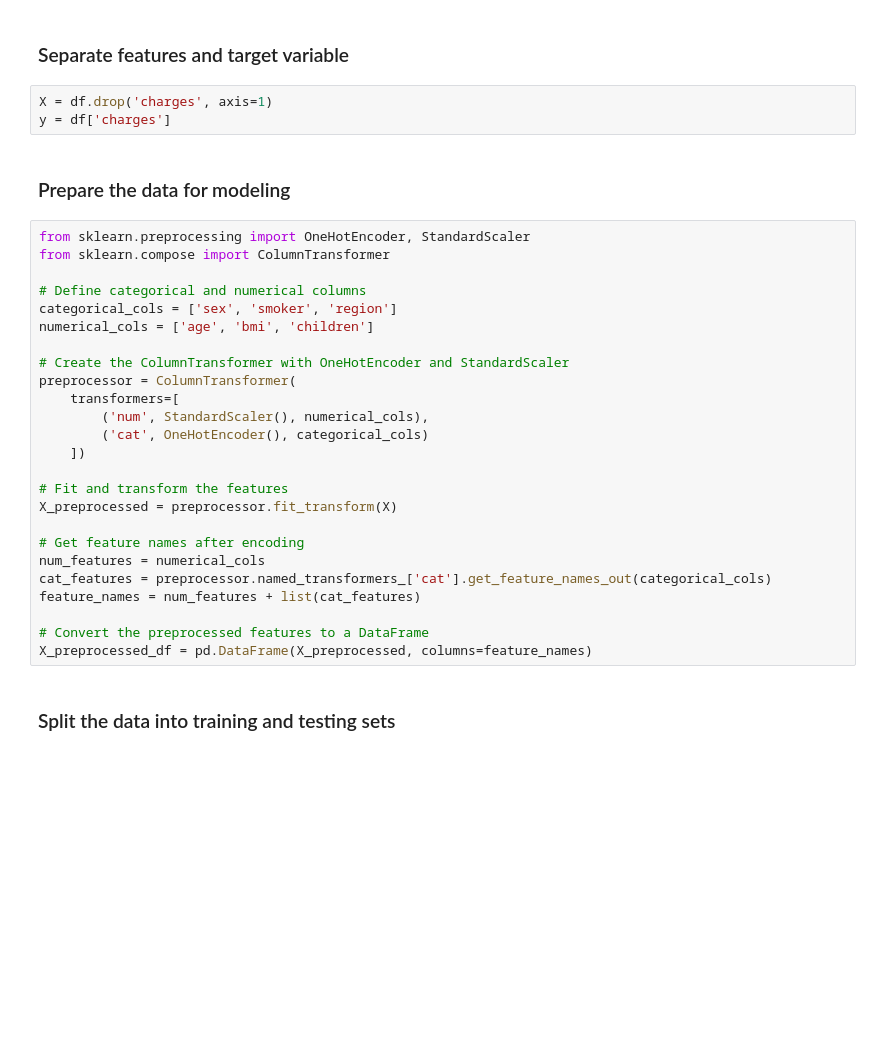
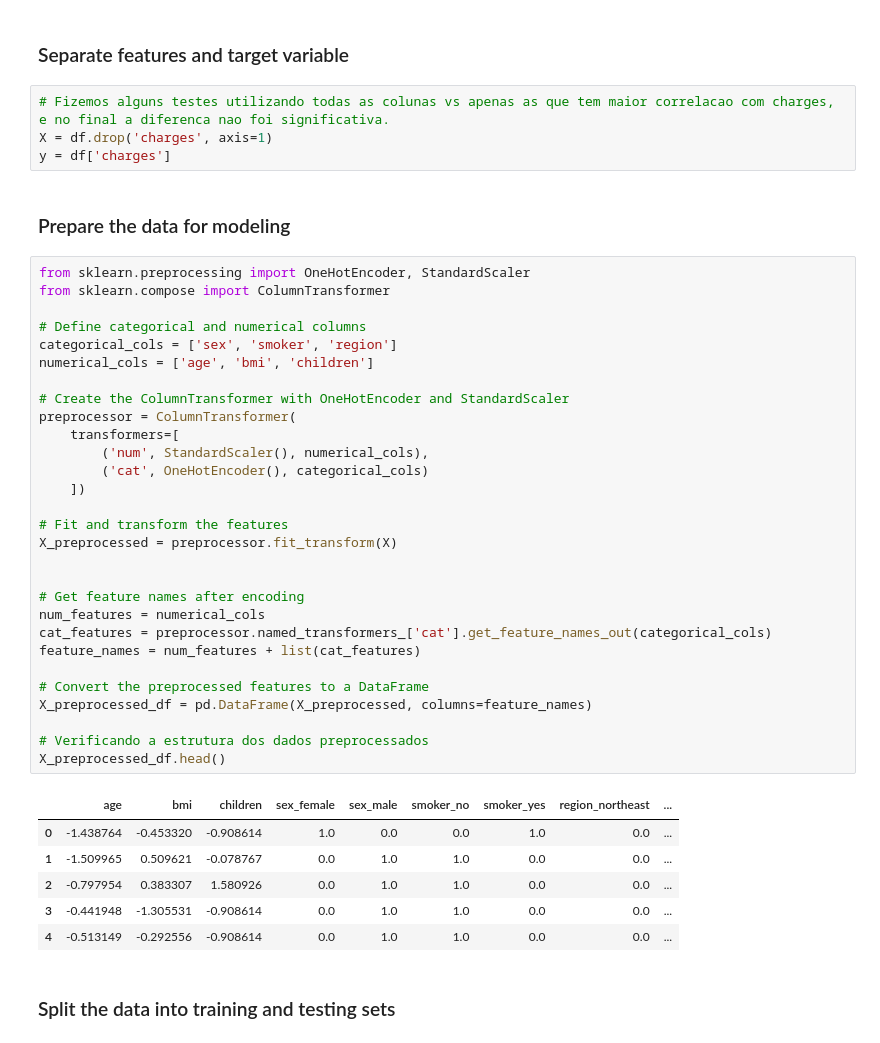
Before and after one commit to d-klotz/tech-challenge-fiap, a Jupyter notebook: tech-challenge-linear-regression.ipynb, the cells around one changed output. Cells and saved outputs as stored; diff of their text form; blank space fills up the shorter version.

```diff
--- a/tech-challenge-linear-regression.ipynb
+++ b/tech-challenge-linear-regression.ipynb
@@ -117,6 +126,7 @@ plt.show()
 # %% [markdown]
 ### Separate features and target variable
 # %%
+# Fizemos alguns testes utilizando todas as colunas vs apenas as que tem maior correlacao com charges, e no final a diferenca nao foi significativa.
 X = df.drop('charges', axis=1)
 y = df['charges']
 # %% [markdown]
@@ -124,28 +134,39 @@ y = df['charges']
 # %%
 from sklearn.preprocessing import OneHotEncoder, StandardScaler
 from sklearn.compose import ColumnTransformer
 
 # Define categorical and numerical columns
 categorical_cols = ['sex', 'smoker', 'region']
 numerical_cols = ['age', 'bmi', 'children']
 
 # Create the ColumnTransformer with OneHotEncoder and StandardScaler
 preprocessor = ColumnTransformer(
     transformers=[
         ('num', StandardScaler(), numerical_cols),
         ('cat', OneHotEncoder(), categorical_cols)
     ])
 
 # Fit and transform the features
 X_preprocessed = preprocessor.fit_transform(X)
 
+
 # Get feature names after encoding
 num_features = numerical_cols
 cat_features = preprocessor.named_transformers_['cat'].get_feature_names_out(categorical_cols)
 feature_names = num_features + list(cat_features)
 
 # Convert the preprocessed features to a DataFrame
 X_preprocessed_df = pd.DataFrame(X_preprocessed, columns=feature_names)
+
+# Verificando a estrutura dos dados preprocessados
+X_preprocessed_df.head()
+# %% [output]
+|  | age | bmi | children | sex_female | sex_male | smoker_no | smoker_yes | region_northeast | ... |
+| 0 | -1.438764 | -0.453320 | -0.908614 | 1.0 | 0.0 | 0.0 | 1.0 | 0.0 | ... |
+| 1 | -1.509965 | 0.509621 | -0.078767 | 0.0 | 1.0 | 1.0 | 0.0 | 0.0 | ... |
+| 2 | -0.797954 | 0.383307 | 1.580926 | 0.0 | 1.0 | 1.0 | 0.0 | 0.0 | ... |
+| 3 | -0.441948 | -1.305531 | -0.908614 | 0.0 | 1.0 | 1.0 | 0.0 | 0.0 | ... |
+| 4 | -0.513149 | -0.292556 | -0.908614 | 0.0 | 1.0 | 1.0 | 0.0 | 0.0 | ... |
 # %% [markdown]
 ### Split the data into training and testing sets
 # %%
```
Also changed, not shown: parts of 13 cells of this notebook, 1 other file.
